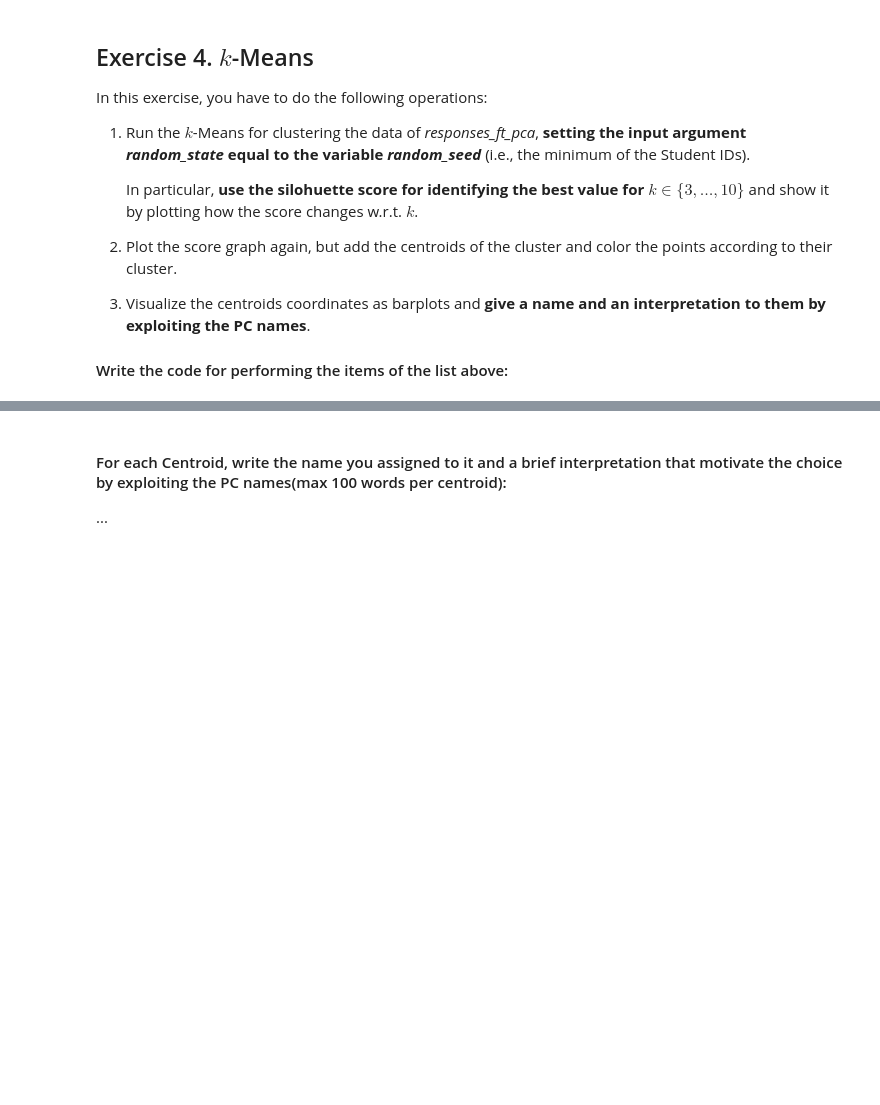
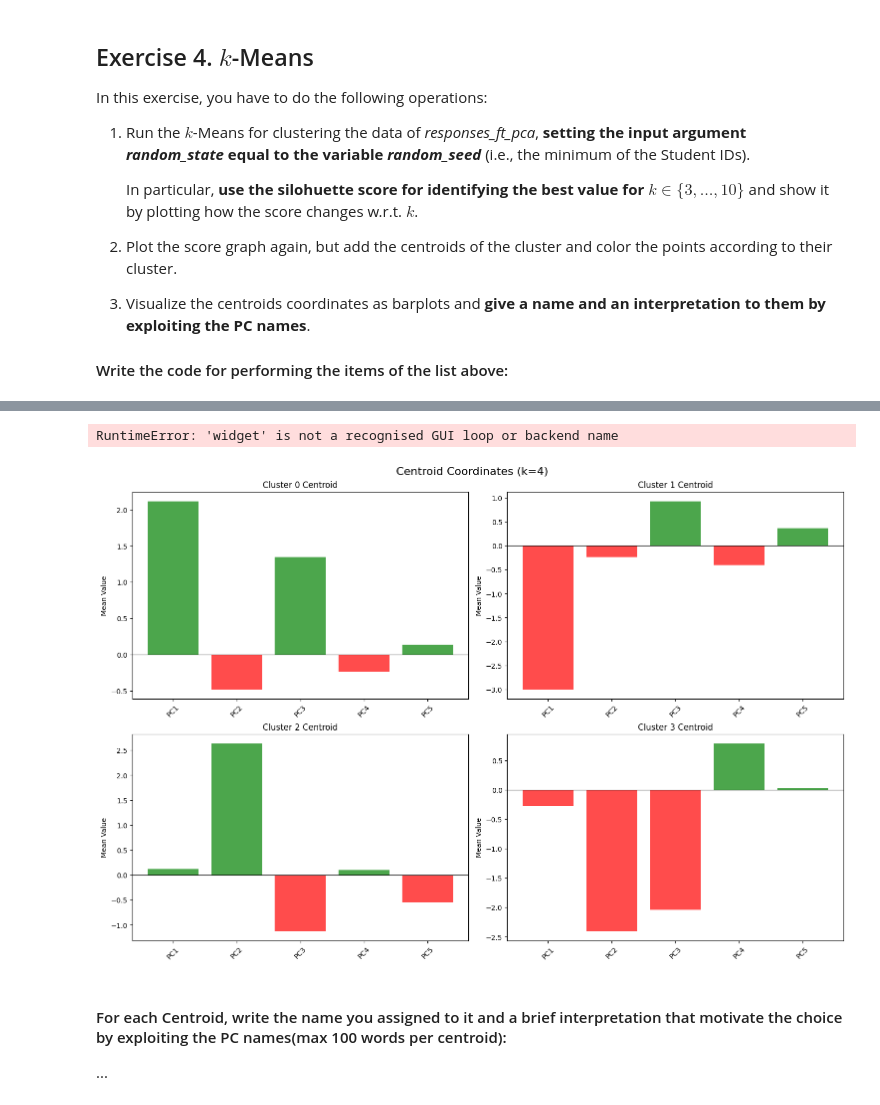
Before and after one commit to leonardopassafiume/PCA_Analysis, a Jupyter notebook: HWpca_Baiocchi_Passafiume.ipynb, the cells around one changed output, grey strips where cells are left out. Drawn from its saved outputs; the diff is of its cells as text; code cells hidden in the pictures; blank space fills up the shorter version.

```diff
--- a/HWpca_Baiocchi_Passafiume.ipynb
+++ b/HWpca_Baiocchi_Passafiume.ipynb
@@ -622,3 +701,77 @@ In this exercise, you have to do the following operations:
+# %%
+import matplotlib.pyplot as plt
+from mpl_toolkits.mplot3d import Axes3D
+import numpy as np
+%matplotlib widget
+# --- Assumiamo che 'kmeans_final' e 'best_k' siano già stati calcolati ---
+# Se non lo sono, esegui prima la parte di codice precedente per trovare best_k.
+
+# 1. Recuperiamo le etichette e i centroidi (se non già fatto)
+cluster_labels = kmeans_final.predict(responses_ft_pca)
+centroids = kmeans_final.cluster_centers_
+
+# 2. Setup del grafico 3D
+fig = plt.figure(figsize=(12, 10))
+ax = fig.add_subplot(111, projection='3d')
+
+# 3. Dati: Prendiamo le prime 3 colonne (PC1, PC2, PC3)
+x = responses_ft_pca[:, 0]
+y = responses_ft_pca[:, 1]
+z = responses_ft_pca[:, 2]
+
+# 4. Scatter plot dei punti dati
+scatter = ax.scatter(x, y, z, c=cluster_labels, cmap='viridis', s=40, alpha=0.6, label='Data Points')
+
+# 5. Scatter plot dei centroidi (coordinate sulle prime 3 PC)
+ax.scatter(
+    centroids[:, 0], centroids[:, 1], centroids[:, 2],
+    c='red', marker='X', s=300, edgecolors='black', linewidth=1.5, label='Centroids'
+)
+
+# 6. Etichette assi e Titolo
+ax.set_xlabel('Principal Component 1')
+ax.set_ylabel('Principal Component 2')
+ax.set_zlabel('Principal Component 3')
+ax.set_title(f'3D Cluster Visualization (k={best_k})\nPC1, PC2, PC3')
+
+# 7. Legenda
+legend1 = ax.legend(*scatter.legend_elements(), title="Cluster ID", loc="upper right")
+ax.add_artist(legend1)
+ax.legend(loc='upper left') # Legenda per i centroidi
+
+plt.show()
+# %% [output]
+RuntimeError: 'widget' is not a recognised GUI loop or backend name
+# %%
+num_features = responses_ft_pca.shape[1]
+pc_names = [f"PC{i+1}" for i in range(num_features)]
+
+# Grid setup for subplots
+n_cols = 2
+n_rows = math.ceil(best_k / n_cols)
+
+fig, axes = plt.subplots(n_rows, n_cols, figsize=(15, 5 * n_rows), constrained_layout=True)
+axes = axes.flatten()
+
+for i in range(best_k):
+    # Color coding: Green for positive, Red for negative
+    values = centroids[i]
+    colors = ['green' if x >= 0 else 'red' for x in values]
+
+    axes[i].bar(pc_names, values, color=colors, alpha=0.7)
+    axes[i].axhline(0, color='black', linewidth=0.8)
+    axes[i].set_title(f'Cluster {i} Centroid')
+    axes[i].set_ylabel('Mean Value')
+    axes[i].tick_params(axis='x', rotation=45)
+
+# Remove empty subplots if best_k is odd
+for j in range(best_k, len(axes)):
+    fig.delaxes(axes[j])
+
+plt.suptitle(f'Centroid Coordinates (k={best_k})', fontsize=16)
+plt.show()
+# %% [output]
+[figure, added]
 # %% [markdown]
 #### For each Centroid, write the name you assigned to it and a brief interpretation that motivate the choice by exploiting the PC names(max 100 words per centroid):
 
```
Also changed, not shown: parts of 7 cells of this notebook.
